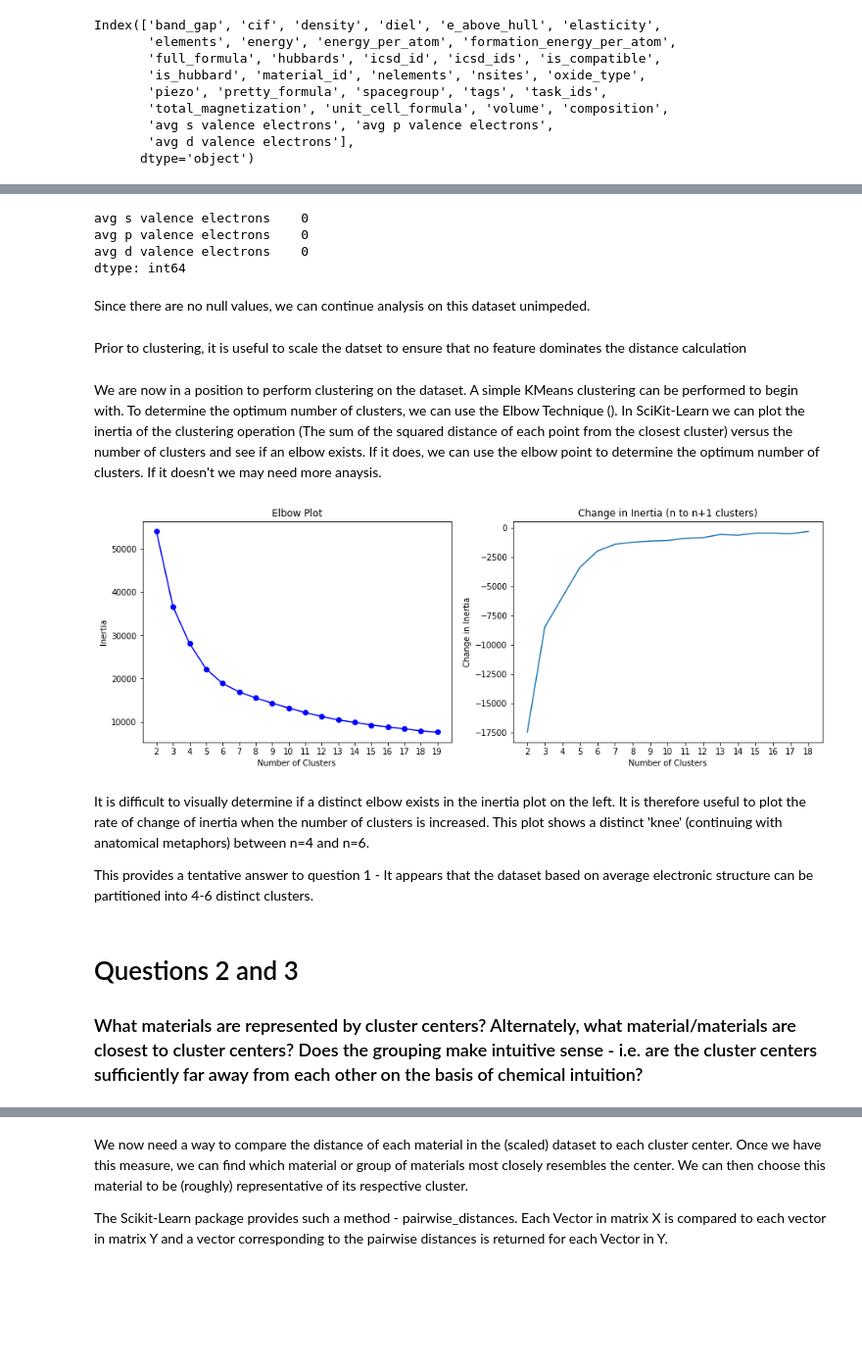
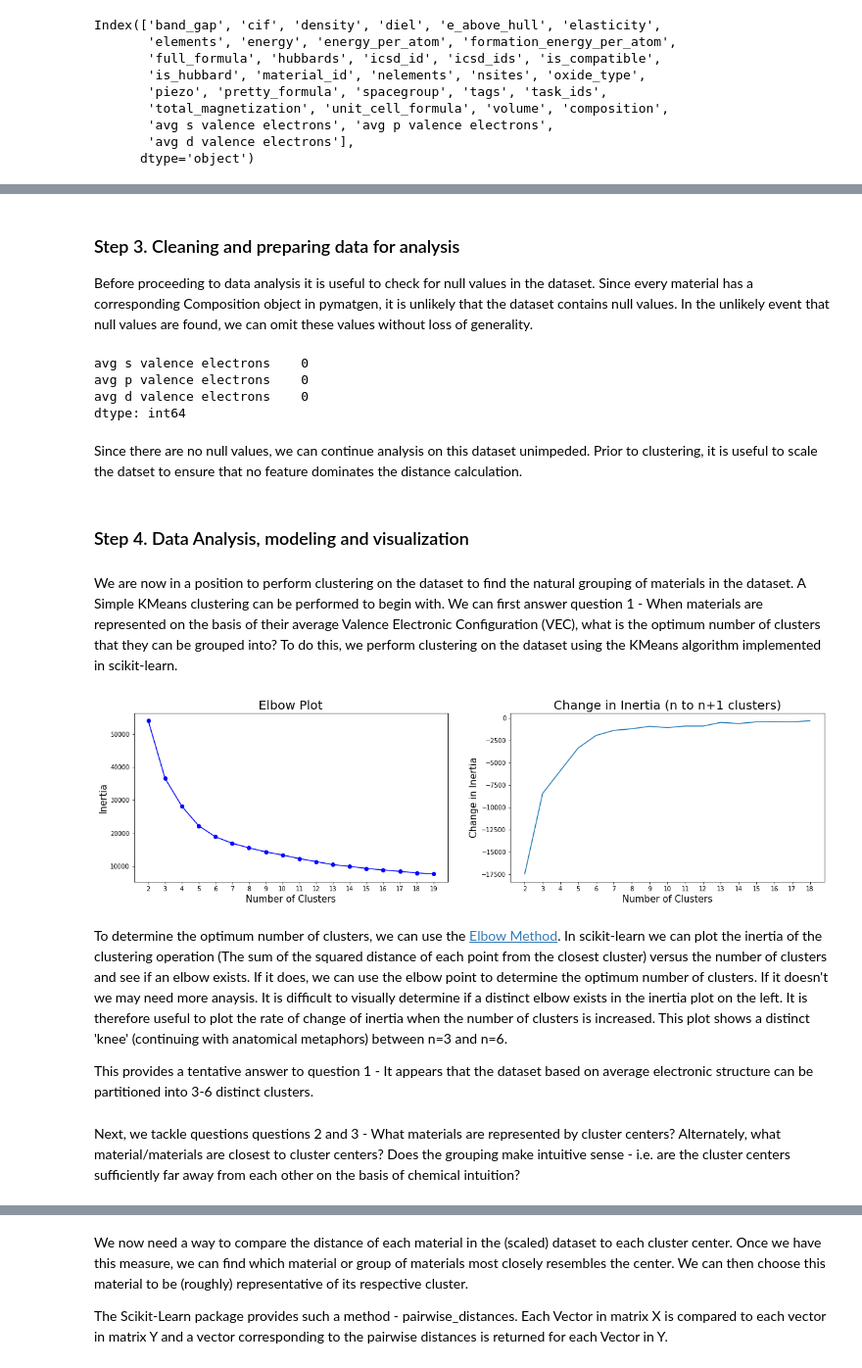
Before and after one commit to g-hegde/material-similarity, a Jupyter notebook: MaterialSimilarity.ipynb, the cells around one changed output, grey strips where cells are left out. Shown at 98% size. Saved outputs shown, nothing was run; the diff lists cells and outputs as text; code cells hidden in the pictures; blank space fills up the shorter version.

Commit message:
Committing a first cut of the completed document

```diff
--- a/MaterialSimilarity.ipynb
+++ b/MaterialSimilarity.ipynb
@@ -132,3 +200,7 @@ materials_valence = materials_db[valence_columns].copy()
+# %% [markdown]
+### Step 3. Cleaning and preparing data for analysis
+
+Before proceeding to data analysis it is useful to check for null values in the dataset. Since every material has a corresponding Composition object in pymatgen, it is unlikely that the dataset contains null values. In the unlikely event that null values are found, we can omit these values without loss of generality.
 # %%
 null_values = materials_valence.isnull().sum()
 print(null_values)
@@ -139,8 +211,7 @@ avg d valence electrons    0
 dtype: int64
 # %% [markdown]
 Since there are no null values, we can continue analysis on this dataset unimpeded.
+Prior to clustering, it is useful to scale the datset to ensure that no feature dominates the distance calculation.
-# %% [markdown]
-Prior to clustering, it is useful to scale the datset to ensure that no feature dominates the distance calculation
 # %%
 scaler = StandardScaler()
 mat_val_scaled = scaler.fit_transform(materials_valence)
@@ -148,9 +219,11 @@ mat_val_scaled = scaler.fit_transform(materials_valence)
 materials_db['avg s valence electrons'] = mat_val_scaled[:,0]
 materials_db['avg p valence electrons'] = mat_val_scaled[:,1]
 materials_db['avg d valence electrons'] = mat_val_scaled[:,2]
-# %% [markdown]
-We are now in a position to perform clustering on the dataset. A simple KMeans clustering can be performed to begin with.
-To determine the optimum number of clusters, we can use the Elbow Technique (). In SciKit-Learn we can plot the inertia of the clustering operation (The sum of the squared distance of each point from the closest cluster) versus the number of clusters and see if an elbow exists. If it does, we can use the elbow point to determine the optimum number of clusters. If it doesn't we may need more anaysis.
+# %% [markdown]
+### Step 4. Data Analysis, modeling and visualization
+# %% [markdown]
+We are now in a position to perform clustering on the dataset to find the natural grouping of materials in the dataset.
+A Simple KMeans clustering can be performed to begin with. We can first answer question 1 - When materials are represented on the basis of their average Valence Electronic Configuration (VEC), what is the optimum number of clusters that they can be grouped into? To do this, we perform clustering on the dataset using the KMeans algorithm implemented in scikit-learn.
 # %%
 num_clusters  = list(range(2,20))
 inertia = []
@@ -159,28 +232,27 @@ for clusters in num_clusters:
     kmeans.fit(mat_val_scaled)
     inertia.append(kmeans.inertia_)
 # %%
-plt.figure(figsize=(15,5))
+plt.figure(figsize=(20,5))
 plt.subplot(1,2,1)
 plt.plot(num_clusters,inertia,'bo-')
 plt.xticks(num_clusters)
-plt.xlabel('Number of Clusters')
-plt.ylabel('Inertia')
-plt.title('Elbow Plot')
+plt.xlabel('Number of Clusters',fontsize=15)
+plt.ylabel('Inertia',fontsize=15)
+plt.title('Elbow Plot',fontsize=20)
 plt.subplot(1,2,2)
 plt.plot(num_clusters[:len(num_clusters)-1],np.diff(inertia))
 plt.xticks(num_clusters[:len(num_clusters)-1])
-plt.xlabel('Number of Clusters')
-plt.ylabel('Change in Inertia')
-plt.title('Change in Inertia (n to n+1 clusters)')
+plt.xlabel('Number of Clusters',fontsize=15)
+plt.ylabel('Change in Inertia',fontsize=15)
+plt.title('Change in Inertia (n to n+1 clusters)',fontsize=20)
 plt.show()
 # %% [output]
-[figure, old version]
+[figure, new version]
 # %% [markdown]
-It is difficult to visually determine if a distinct elbow exists in the inertia plot on the left. It is therefore useful to plot the rate of change of inertia when the number of clusters is increased. This plot shows a distinct 'knee' (continuing with anatomical metaphors) between n=4 and n=6.
+To determine the optimum number of clusters, we can use the <a href="https://en.wikipedia.org/wiki/Determining_the_number_of_clusters_in_a_data_set#The_elbow_method">Elbow Method</a>. In scikit-learn we can plot the inertia of the clustering operation (The sum of the squared distance of each point from the closest cluster) versus the number of clusters and see if an elbow exists. If it does, we can use the elbow point to determine the optimum number of clusters. If it doesn't we may need more anaysis.
+It is difficult to visually determine if a distinct elbow exists in the inertia plot on the left. It is therefore useful to plot the rate of change of inertia when the number of clusters is increased. This plot shows a distinct 'knee' (continuing with anatomical metaphors) between n=3 and n=6.
 
-This provides a tentative answer to question 1 - It appears that the dataset based on average electronic structure can be partitioned into 4-6 distinct clusters.
+This provides a tentative answer to question 1 - It appears that the dataset based on average electronic structure can be partitioned into 3-6 distinct clusters.
 # %% [markdown]
-# Questions 2 and 3
-
-### What materials are represented by cluster centers? Alternately, what material/materials are closest to cluster centers? Does the grouping make intuitive sense - i.e. are the cluster centers sufficiently far away from each other on the basis of chemical intuition?
+Next, we tackle questions questions 2 and 3 - What materials are represented by cluster centers? Alternately, what material/materials are closest to cluster centers? Does the grouping make intuitive sense - i.e. are the cluster centers sufficiently far away from each other on the basis of chemical intuition?
 # %% [markdown]
```
Also changed, not shown: parts of 52 cells of this notebook.
